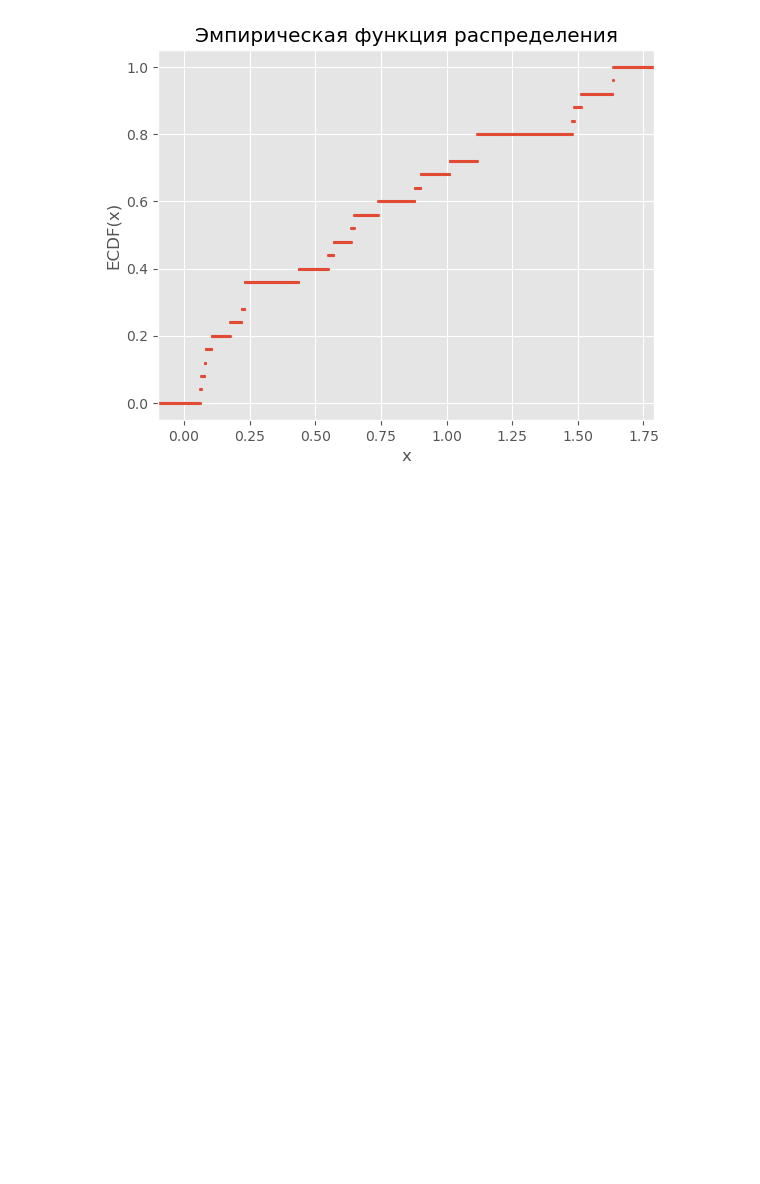
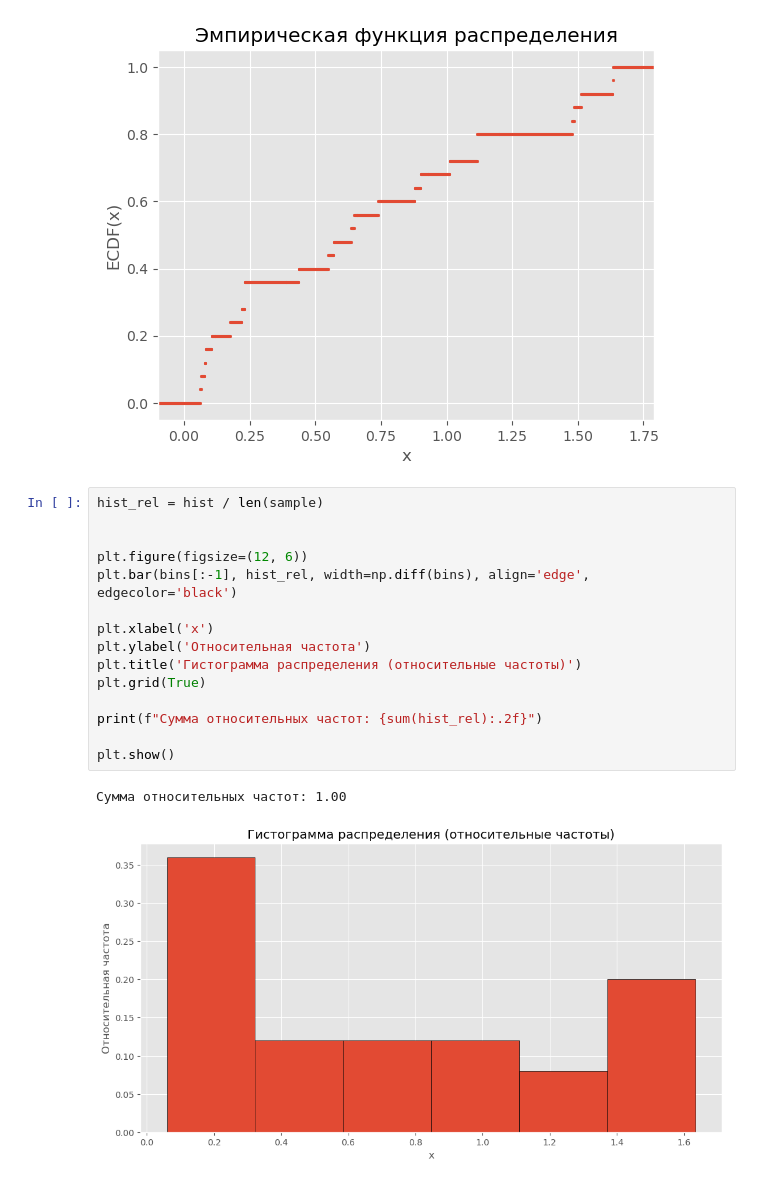
Before and after one commit to Anactaciya/math_statistics, a Jupyter notebook: exp_random_variable.ipynb, the cells around one changed output. Drawn from its saved outputs; the diff is of its cells as text; blank space fills up the shorter version.

Commit message:
add more graphs

```diff
--- a/exp_random_variable.ipynb
+++ b/exp_random_variable.ipynb
@@ -61,3 +61,21 @@ plt.xlim(x_min, x_max)
 plt.show()
 # %% [output]
 [figure]
+# %%
+hist_rel = hist / len(sample)
+
+
+plt.figure(figsize=(12, 6))
+plt.bar(bins[:-1], hist_rel, width=np.diff(bins), align='edge', edgecolor='black')
+
+plt.xlabel('x')
+plt.ylabel('Относительная частота')
+plt.title('Гистограмма распределения (относительные частоты)')
+plt.grid(True)
+
+print(f"Сумма относительных частот: {sum(hist_rel):.2f}")
+
+plt.show()
+# %% [output]
+Сумма относительных частот: 1.00
+[figure, added]
```
Also changed, not shown: parts of 2 cells of this notebook, 1 other file.
